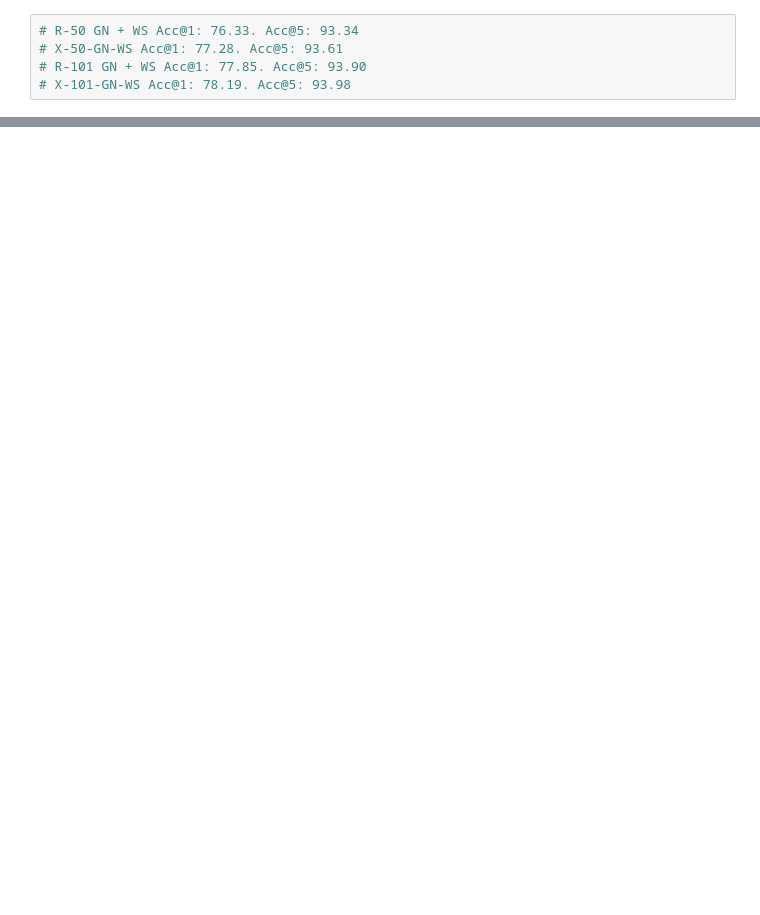
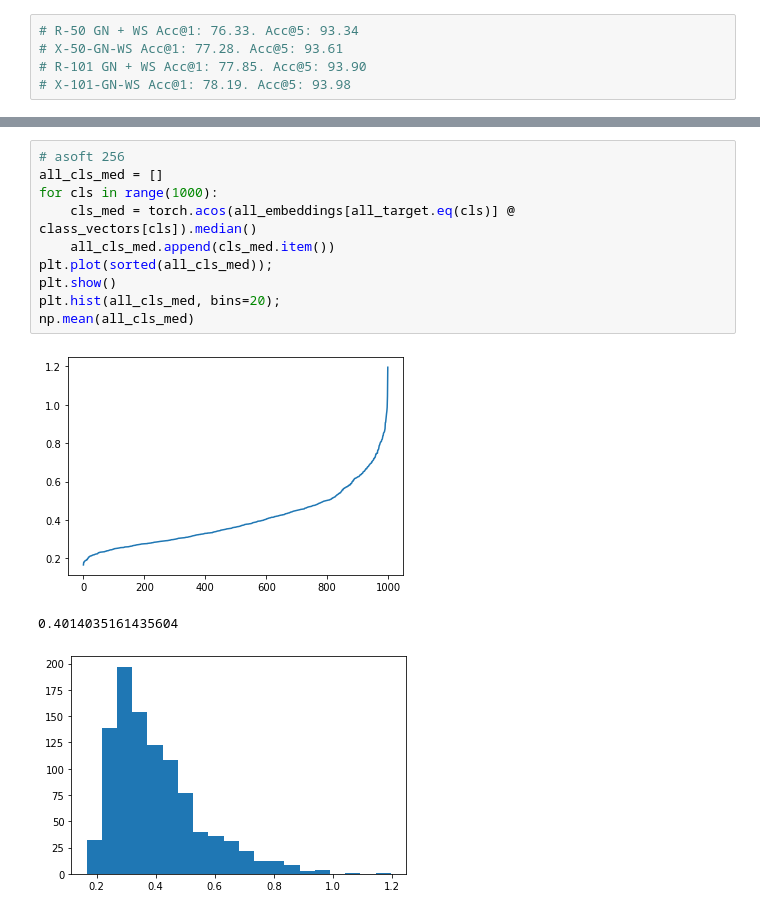
Before and after one commit to bonlime/sota_imagenet, a Jupyter notebook: eval.ipynb, the cells around one changed output, grey strips where cells are left out. Cells and saved outputs as stored; diff of their text form; blank space fills up the shorter version.

```diff
--- a/eval.ipynb
+++ b/eval.ipynb
@@ -69,0 +206,14 @@ KeyboardInterrupt:
+# %%
+# asoft 256
+all_cls_med = []
+for cls in range(1000):
+    cls_med = torch.acos(all_embeddings[all_target.eq(cls)] @ class_vectors[cls]).median()
+    all_cls_med.append(cls_med.item())
+plt.plot(sorted(all_cls_med));
+plt.show()
+plt.hist(all_cls_med, bins=20);
+np.mean(all_cls_med)
+# %% [output]
+[figure, added]
+0.4014035161435604
+[figure, added]
```
Also changed, not shown: parts of 93 cells of this notebook, 7 other files.
